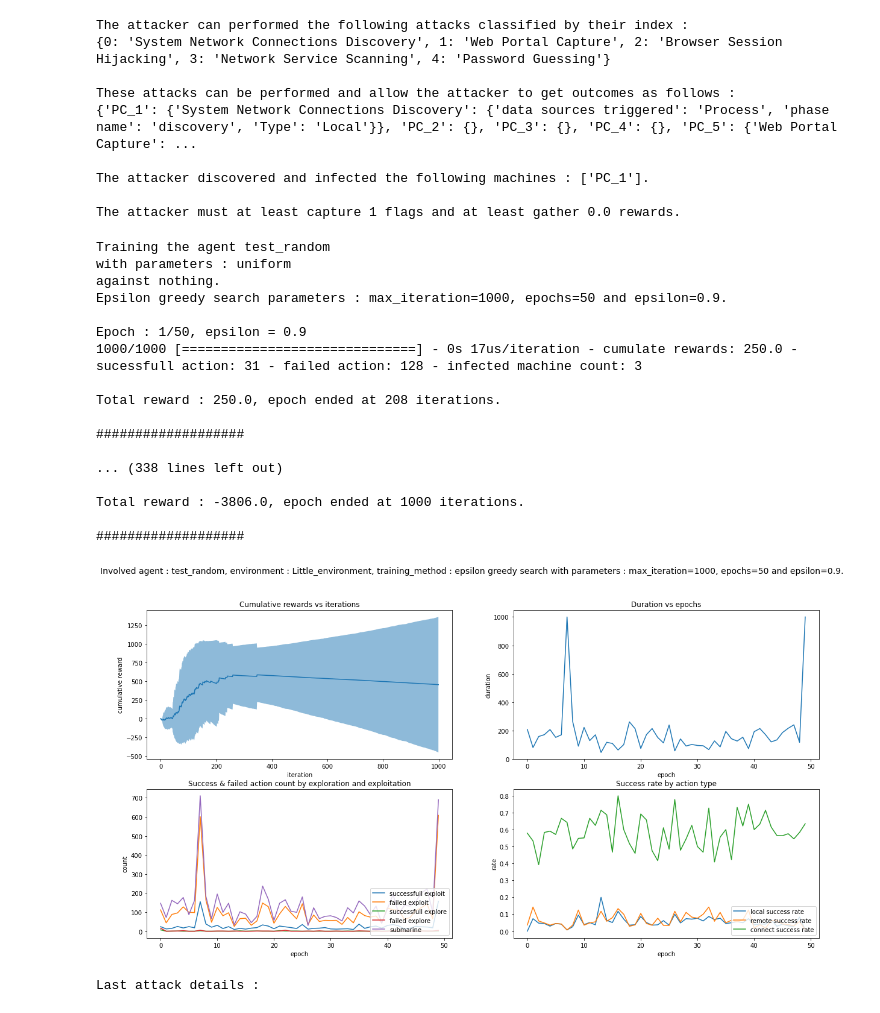
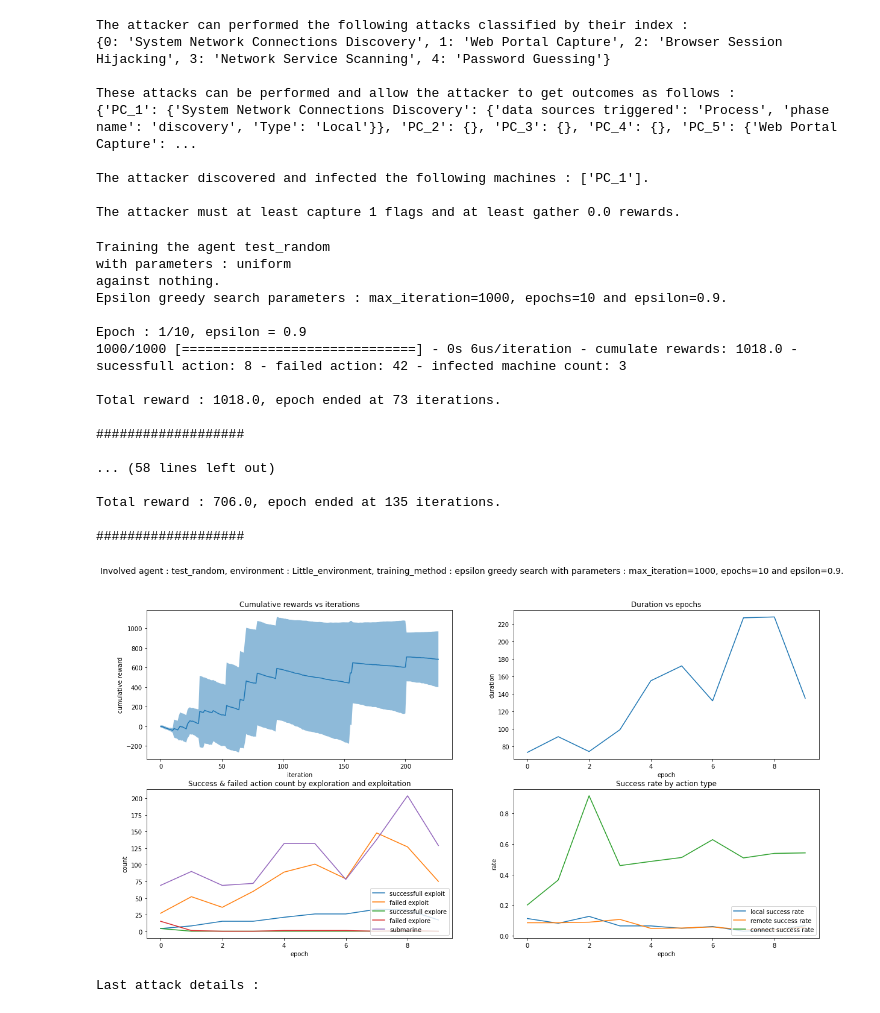
Before and after one commit to egrillot/Cyberbattle, a Jupyter notebook: notebooks/RandomAttacker.ipynb, the cells around one changed output. Cells and saved outputs as stored; diff of their text form; code cells hidden in the pictures.

```diff
--- a/notebooks/RandomAttacker.ipynb
+++ b/notebooks/RandomAttacker.ipynb
@@ -41,26 +41,26 @@ simulation.compile(training_method='epsilon greedy search', simulation_type='Age
 # %%
 simulation.run(
     max_iteration=1000,
-    epochs=50,
+    epochs=10,
     attacker=random_agent
 )
 # %% [output]
 Training the agent test_random
 with parameters : uniform
 against nothing.
-Epsilon greedy search parameters : max_iteration=1000, epochs=50 and epsilon=0.9.
+Epsilon greedy search parameters : max_iteration=1000, epochs=10 and epsilon=0.9.
 
-Epoch : 1/50, epsilon = 0.9
-1000/1000 [==============================] - 0s 17us/iteration - cumulate rewards: 250.0 - sucessfull action: 31 - failed action: 128 - infected machine count: 3
+Epoch : 1/10, epsilon = 0.9
+1000/1000 [==============================] - 0s 6us/iteration - cumulate rewards: 1018.0 - sucessfull action: 8 - failed action: 42 - infected machine count: 3
 
-Total reward : 250.0, epoch ended at 208 iterations.
+Total reward : 1018.0, epoch ended at 73 iterations.
 
 ###################
 
-... (338 lines left out)
+... (58 lines left out)
 
-Total reward : -3806.0, epoch ended at 1000 iterations.
+Total reward : 706.0, epoch ended at 135 iterations.
 
 ###################
-[figure, old version]
+[figure, new version]
 Last attack details :
```
